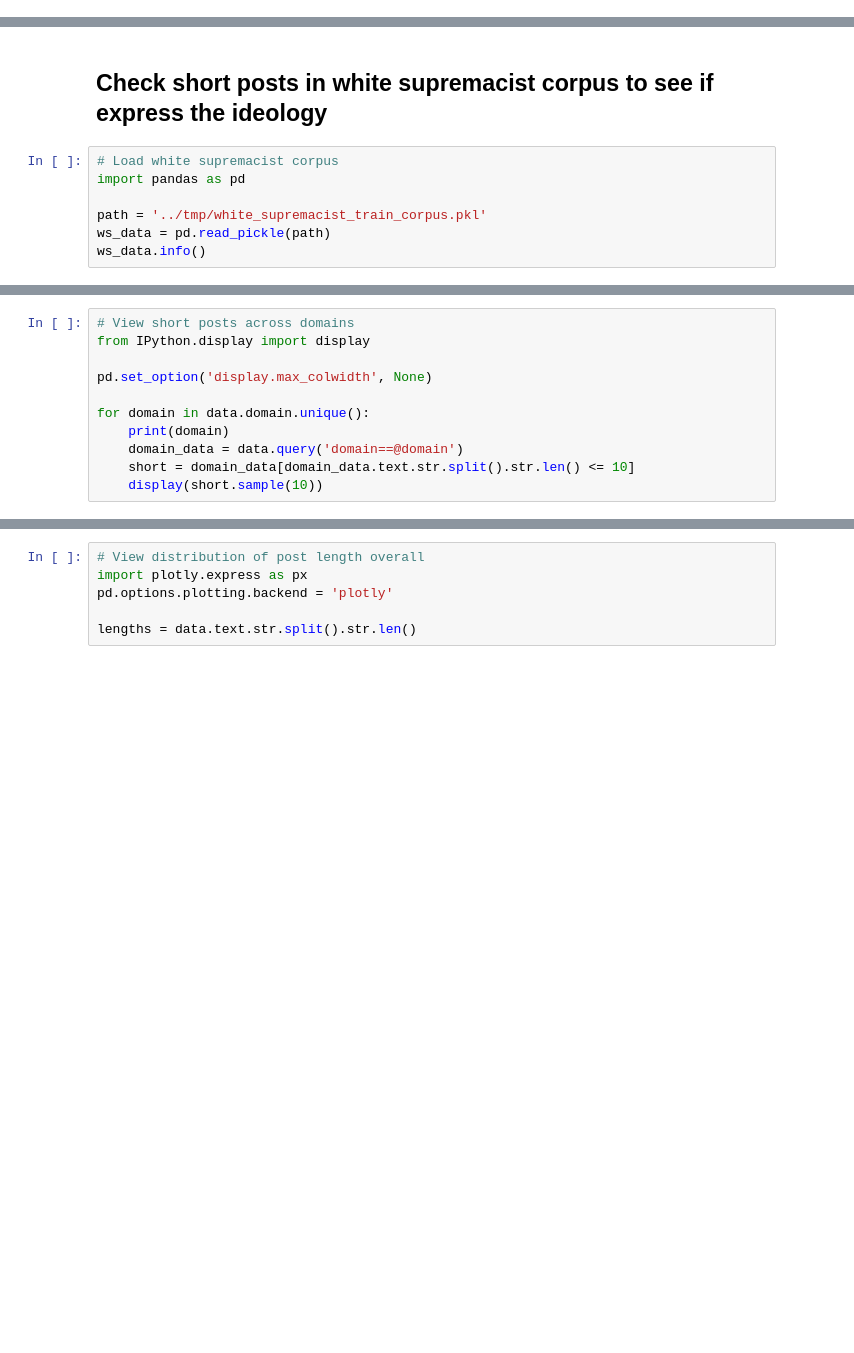
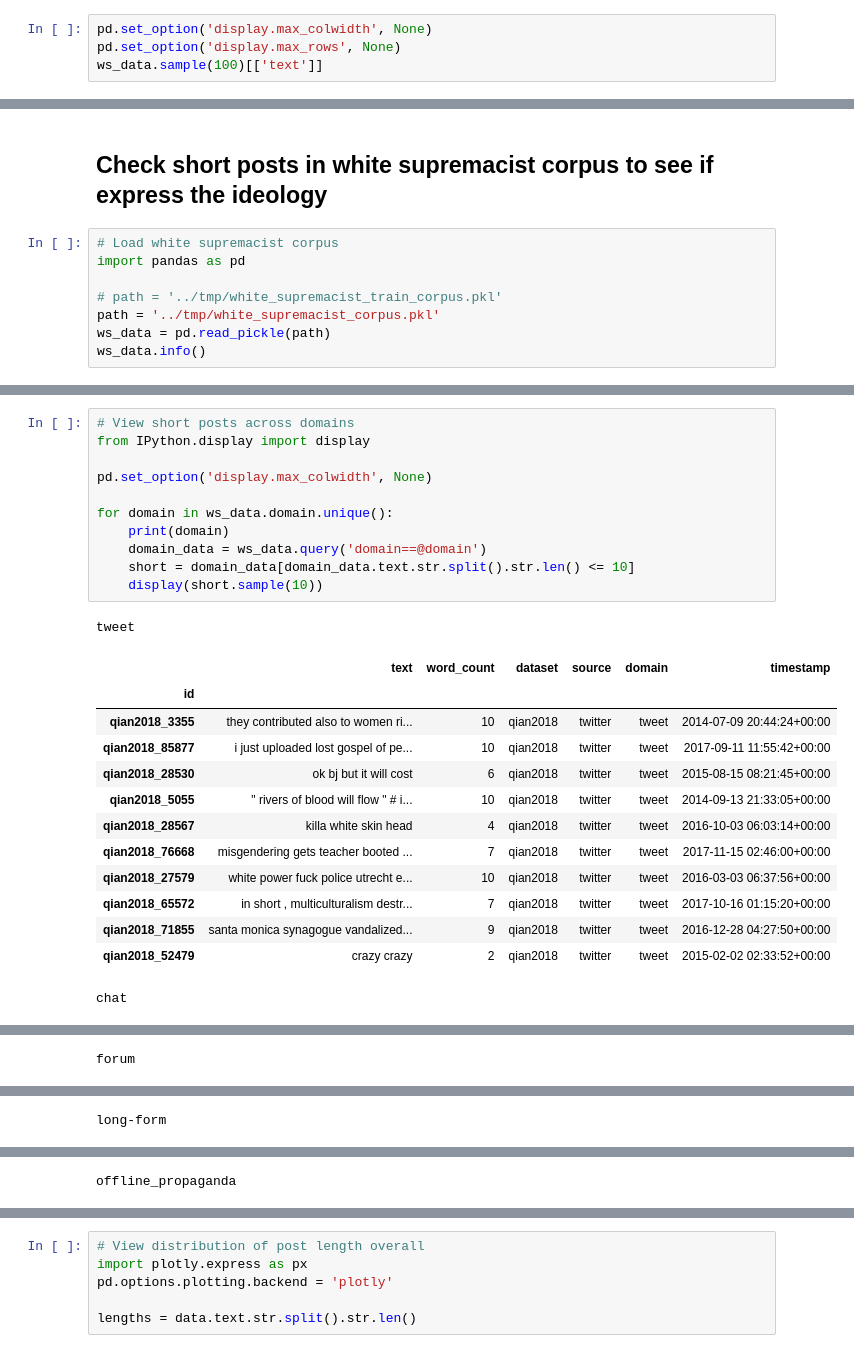
Before and after one commit to michaelmilleryoder/white_supremacist_lang, a Jupyter notebook: jupyter/corpus_stats.ipynb, the cells around one changed output, grey strips where cells are left out. Saved outputs shown, nothing was run; the diff lists cells and outputs as text; blank space fills up the shorter version.

```diff
--- a/jupyter/corpus_stats.ipynb
+++ b/jupyter/corpus_stats.ipynb
@@ -4,0 +27,4 @@
+# %%
+pd.set_option('display.max_colwidth', None)
+pd.set_option('display.max_rows', None)
+ws_data.sample(100)[['text']]
@@ -275,6 +303,7 @@ ws_data[ws_data.text.str.contains("account is temporarily unavailable because it
 # Load white supremacist corpus
 import pandas as pd
 
-path = '../tmp/white_supremacist_train_corpus.pkl'
+# path = '../tmp/white_supremacist_train_corpus.pkl'
+path = '../tmp/white_supremacist_corpus.pkl'
 ws_data = pd.read_pickle(path)
 ws_data.info()
@@ -281,11 +350,26 @@ ws_data.info()
 # %%
 # View short posts across domains
 from IPython.display import display
 
 pd.set_option('display.max_colwidth', None)
 
-for domain in data.domain.unique():
+for domain in ws_data.domain.unique():
     print(domain)
-    domain_data = data.query('domain==@domain')
+    domain_data = ws_data.query('domain==@domain')
     short = domain_data[domain_data.text.str.split().str.len() <= 10]
     display(short.sample(10))
+# %% [output]
+tweet
+|  | text | word_count | dataset | source | domain | timestamp |
+| id |  |  |  |  |  |  |
+| qian2018_3355 | they contributed also to women ri... | 10 | qian2018 | twitter | tweet | 2014-07-09 20:44:24+00:00 |
+| qian2018_85877 | i just uploaded lost gospel of pe... | 10 | qian2018 | twitter | tweet | 2017-09-11 11:55:42+00:00 |
+| qian2018_28530 | ok bj but it will cost | 6 | qian2018 | twitter | tweet | 2015-08-15 08:21:45+00:00 |
+| qian2018_5055 | " rivers of blood will flow " # i... | 10 | qian2018 | twitter | tweet | 2014-09-13 21:33:05+00:00 |
+| qian2018_28567 | killa white skin head | 4 | qian2018 | twitter | tweet | 2016-10-03 06:03:14+00:00 |
+| qian2018_76668 | misgendering gets teacher booted ... | 7 | qian2018 | twitter | tweet | 2017-11-15 02:46:00+00:00 |
+| qian2018_27579 | white power fuck police utrecht e... | 10 | qian2018 | twitter | tweet | 2016-03-03 06:37:56+00:00 |
+| qian2018_65572 | in short , multiculturalism destr... | 7 | qian2018 | twitter | tweet | 2017-10-16 01:15:20+00:00 |
+| qian2018_71855 | santa monica synagogue vandalized... | 9 | qian2018 | twitter | tweet | 2016-12-28 04:27:50+00:00 |
+| qian2018_52479 | crazy crazy | 2 | qian2018 | twitter | tweet | 2015-02-02 02:33:52+00:00 |
+chat
@@ -291,0 +388 @@ for domain in data.domain.unique():
+forum
@@ -291,0 +401 @@ for domain in data.domain.unique():
+long-form
@@ -291,0 +414 @@ for domain in data.domain.unique():
+offline_propaganda
```
Also changed, not shown: parts of 15 cells of this notebook, 3 other files.
